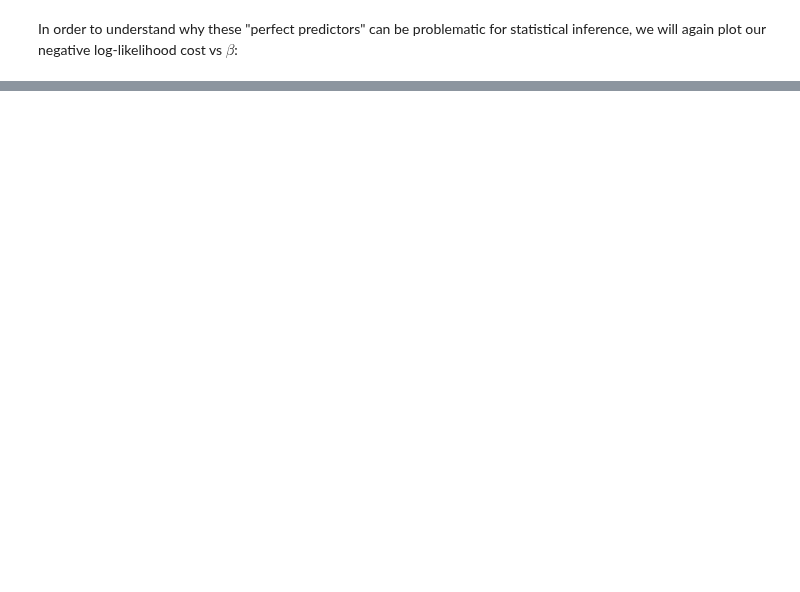
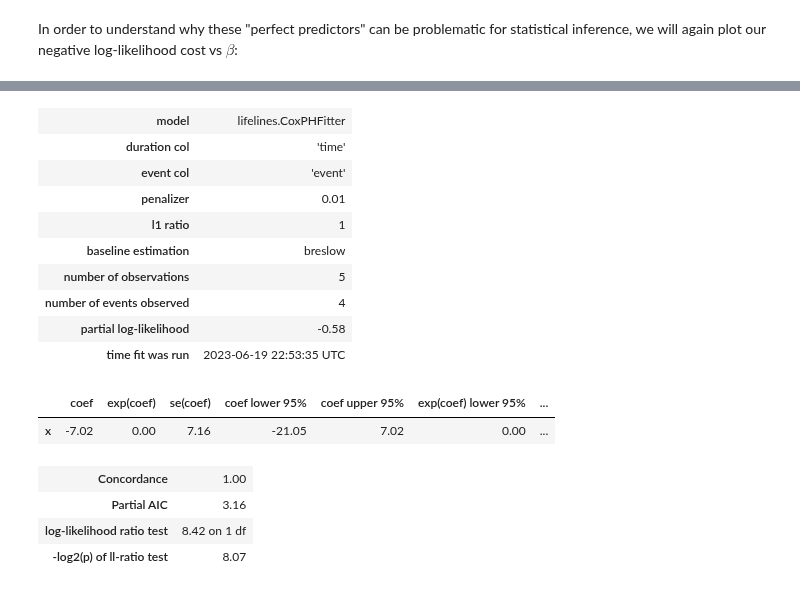
Before and after one commit to igor-sb/blog, a Jupyter notebook: posts/cox_perfect.ipynb, the cells around one changed output, grey strips where cells are left out. Cells and saved outputs as stored; diff of their text form; code cells hidden in the pictures; blank space fills up the shorter version.

```diff
--- a/posts/cox_perfect.ipynb
+++ b/posts/cox_perfect.ipynb
@@ -75,0 +81,6 @@ NameError: name 'plot_cost_vs_beta' is not defined
+# %%
+from lifelines import CoxPHFitter
+
+perfect_cox_model = CoxPHFitter()
+perfect_cox_model.fit(perfect_df, duration_col='time', event_col='event', formula='x')
+perfect_cox_model.print_summary()
@@ -75,0 +102,21 @@ NameError: name 'plot_cost_vs_beta' is not defined
+# %%
+perfect_pen_cox_model = CoxPHFitter(penalizer=0.01, l1_ratio=1)
+perfect_pen_cox_model.fit(perfect_df, duration_col='time', event_col='event', formula='x')
+perfect_pen_cox_model.print_summary()
+# %% [output]
+| model | lifelines.CoxPHFitter |
+| duration col | 'time' |
+| event col | 'event' |
+| penalizer | 0.01 |
+| l1 ratio | 1 |
+| baseline estimation | breslow |
+| number of observations | 5 |
+| number of events observed | 4 |
+| partial log-likelihood | -0.58 |
+| time fit was run | 2023-06-19 22:53:35 UTC |
+|  | coef | exp(coef) | se(coef) | coef lower 95% | coef upper 95% | exp(coef) lower 95% | ... |
+| x | -7.02 | 0.00 | 7.16 | -21.05 | 7.02 | 0.00 | ... |
+| Concordance | 1.00 |
+| Partial AIC | 3.16 |
+| log-likelihood ratio test | 8.42 on 1 df |
+| -log2(p) of ll-ratio test | 8.07 |
```
Also changed, not shown: parts of 5 cells of this notebook, 3 other files.
